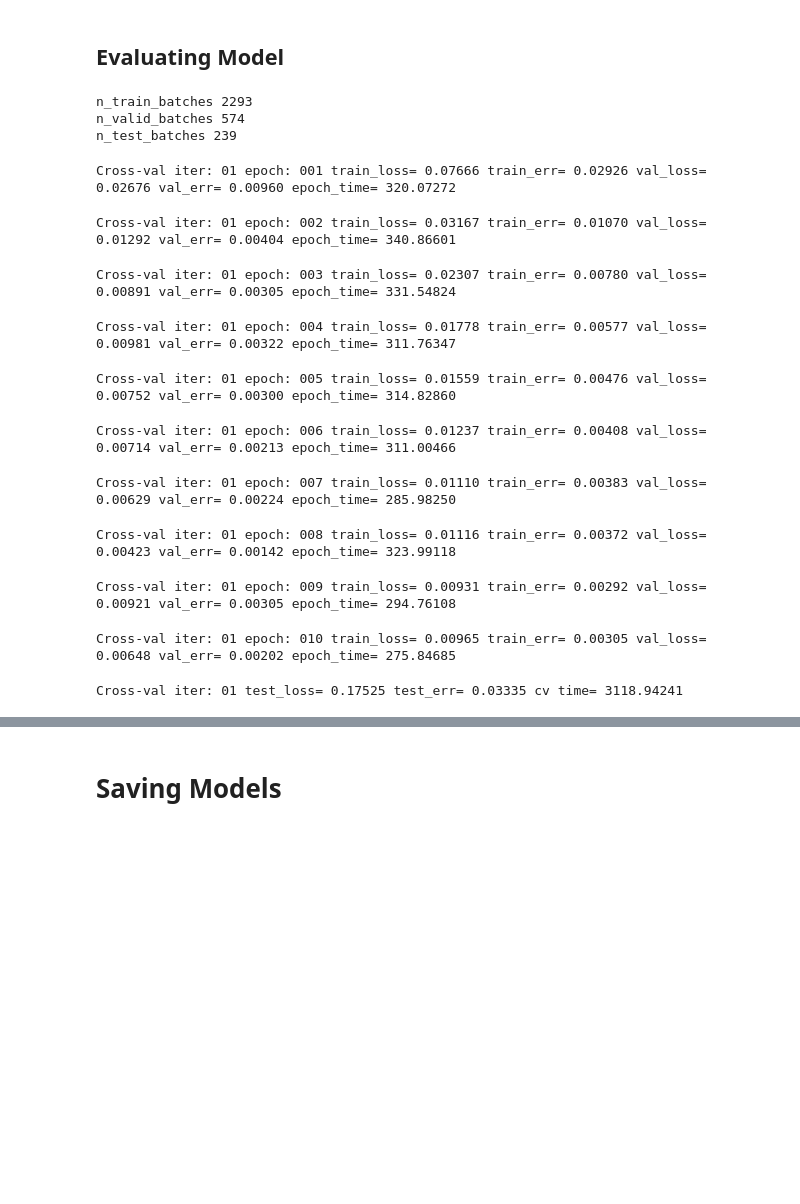
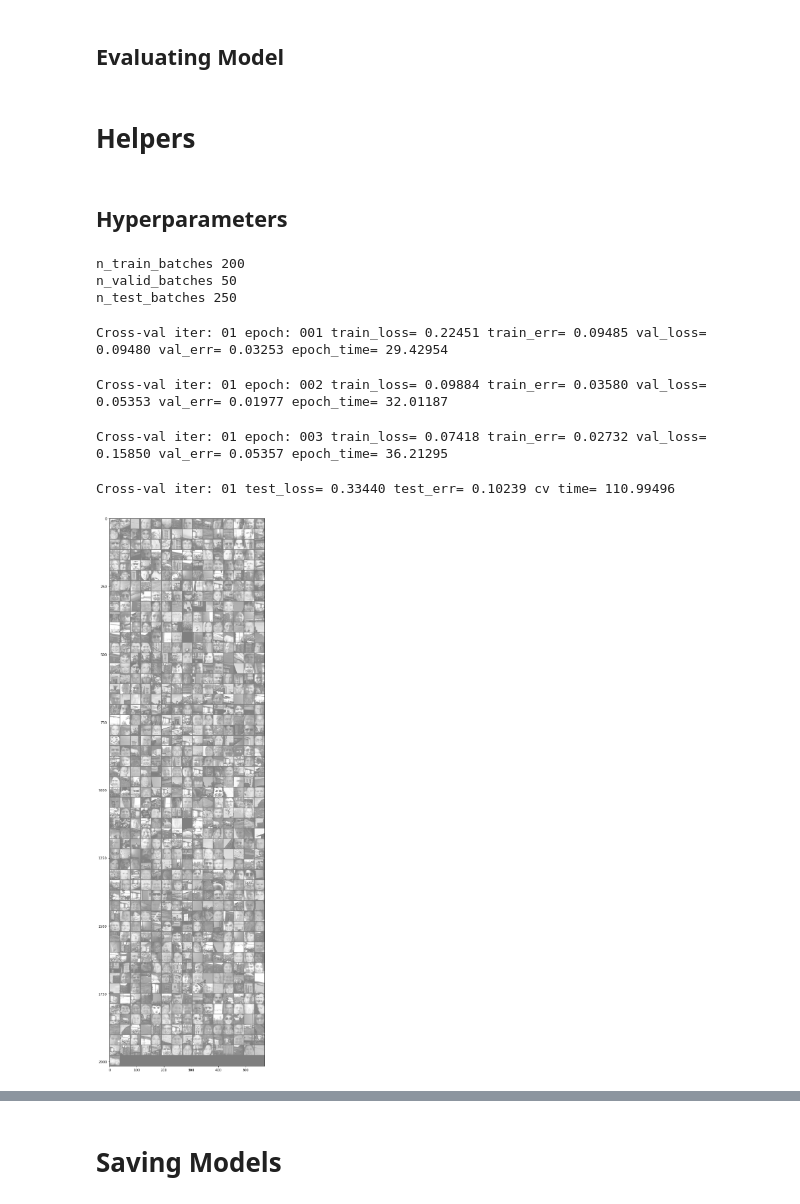
Before and after one commit to PierrePetrella/face_detection, a Jupyter notebook: face_detection.ipynb, the cells around one changed output, grey strips where cells are left out. Cells and saved outputs as stored; diff of their text form; code cells hidden in the pictures; blank space fills up the shorter version.

```diff
--- a/face_detection.ipynb
+++ b/face_detection.ipynb
@@ -235,3 +241,5 @@ after log softmax torch.Size([32, 2])
 ## Evaluating Model
 # %%
 from tqdm import tqdm
+# %% [markdown]
+# Helpers
@@ -238 +254,3 @@ from tqdm import tqdm
+# %% [markdown]
+## Hyperparameters
 # %%
@@ -241,15 +258,18 @@ epochs = 10
 lr = 0.001
 cv_folds = 1
 # %%
+
+
+
 for it in range(cv_folds):
 
     ### Set X and y tensors for training/valid/test set ###
     n_train_batches =len(train_loader)
     n_valid_batches = len(valid_loader)
     n_test_batches = len(test_loader)
-    #n_test_batches = 250
-    #n_train_batches =200
-    #n_valid_batches = 50
+    n_test_batches = 250
+    n_train_batches =200
+    n_valid_batches = 50
     print("n_train_batches",n_train_batches)
     print("n_valid_batches",n_valid_batches)
     print("n_test_batches",n_test_batches)
@@ -277,6 +297,7 @@ for it in range(cv_folds):
     start = time.perf_counter()       #time indicator
     for epoch in range(epochs):
 
+        # train loop
         model.train()
         startEpoch = time.perf_counter()    #time indicator
         train_loss = AverageMeter()
@@ -290,51 +311,60 @@ for it in range(cv_folds):
             train_loss.update(loss.item(), output.size(0))
             train_err.update(error(output, target), output.size(0))
 
+        # Validation Loop
         model.eval()
         test_loss = AverageMeter()
         test_err = AverageMeter()
         i = 0
         for data, target in tqdm(valid_loader):
             i+=1
             if i == n_valid_batches:
                 break
             output, loss = test(data, target)
             test_loss.update(loss.item(), output.size(0))
             test_err.update(error(output, target), output.size(0))
         print("Cross-val iter:", '%02d' % (it+1), "epoch:", '%03d' % (epoch+1), "train_loss=", "{:.5f}".format(train_loss.avg),
         "train_err=", "{:.5f}".format(train_err.avg), "val_loss=", "{:.5f}".format(test_loss.avg),
         "val_err=", "{:.5f}".format(test_err.avg), "epoch_time=", "{:.5f}".format(time.perf_counter()-startEpoch))
 
+    # test Loop
+    false_pred = list()
     model.eval()
     test_loss = AverageMeter()
     test_err = AverageMeter()
     i=0
     cmm = ConfusionMatrixMeter()
     for data, target in tqdm(test_loader):
         i+=1
         if i == n_test_batches:
             break
         output, loss = test(data, target)
         cmm.update(np.array(output.detach()), np.array(target))
         test_loss.update(loss.item(), output.size(0))
         test_err.update(error(output.data, target.data), output.size(0))
+
+        # Add to cumulated correct predictions
+        _, predicted = torch.max(output.data, 1)
+        #test_acc_cumu += (predicted == target).sum().item()
+        #test_total += target.size(0)
+
+        # Append false estimations
+        false_index = torch.nonzero((predicted != target), as_tuple=True)[0].numpy()
+        for i in false_index:
+            false_pred.append(data[i])
+
     print("Cross-val iter:", '%02d' % (it+1),"test_loss=", "{:.5f}".format(test_loss.avg),
         "test_err=", "{:.5f}".format(test_err.avg), "cv time=", "{:.5f}".format(time.perf_counter() -start))
+    show_image(false_pred)
 # %% [output]
-n_train_batches 2293
-n_valid_batches 574
-n_test_batches 239
+n_train_batches 200
+n_valid_batches 50
+n_test_batches 250
-Cross-val iter: 01 epoch: 001 train_loss= 0.07666 train_err= 0.02926 val_loss= 0.02676 val_err= 0.00960 epoch_time= 320.07272
+Cross-val iter: 01 epoch: 001 train_loss= 0.22451 train_err= 0.09485 val_loss= 0.09480 val_err= 0.03253 epoch_time= 29.42954
-Cross-val iter: 01 epoch: 002 train_loss= 0.03167 train_err= 0.01070 val_loss= 0.01292 val_err= 0.00404 epoch_time= 340.86601
+Cross-val iter: 01 epoch: 002 train_loss= 0.09884 train_err= 0.03580 val_loss= 0.05353 val_err= 0.01977 epoch_time= 32.01187
-Cross-val iter: 01 epoch: 003 train_loss= 0.02307 train_err= 0.00780 val_loss= 0.00891 val_err= 0.00305 epoch_time= 331.54824
+Cross-val iter: 01 epoch: 003 train_loss= 0.07418 train_err= 0.02732 val_loss= 0.15850 val_err= 0.05357 epoch_time= 36.21295
-Cross-val iter: 01 epoch: 004 train_loss= 0.01778 train_err= 0.00577 val_loss= 0.00981 val_err= 0.00322 epoch_time= 311.76347
+Cross-val iter: 01 test_loss= 0.33440 test_err= 0.10239 cv time= 110.99496
-Cross-val iter: 01 epoch: 005 train_loss= 0.01559 train_err= 0.00476 val_loss= 0.00752 val_err= 0.00300 epoch_time= 314.82860
-Cross-val iter: 01 epoch: 006 train_loss= 0.01237 train_err= 0.00408 val_loss= 0.00714 val_err= 0.00213 epoch_time= 311.00466
-Cross-val iter: 01 epoch: 007 train_loss= 0.01110 train_err= 0.00383 val_loss= 0.00629 val_err= 0.00224 epoch_time= 285.98250
-Cross-val iter: 01 epoch: 008 train_loss= 0.01116 train_err= 0.00372 val_loss= 0.00423 val_err= 0.00142 epoch_time= 323.99118
-Cross-val iter: 01 epoch: 009 train_loss= 0.00931 train_err= 0.00292 val_loss= 0.00921 val_err= 0.00305 epoch_time= 294.76108
-Cross-val iter: 01 epoch: 010 train_loss= 0.00965 train_err= 0.00305 val_loss= 0.00648 val_err= 0.00202 epoch_time= 275.84685
-Cross-val iter: 01 test_loss= 0.17525 test_err= 0.03335 cv time= 3118.94241
+[figure, added]
 # %%
 data = [[cmm.true_pos,cmm.false_pos,cmm.true_pos+cmm.false_pos],
         [cmm.false_neg,cmm.true_neg, cmm.false_neg+cmm.true_neg],
```
Also changed, not shown: parts of 14 cells of this notebook, 1 other file.
